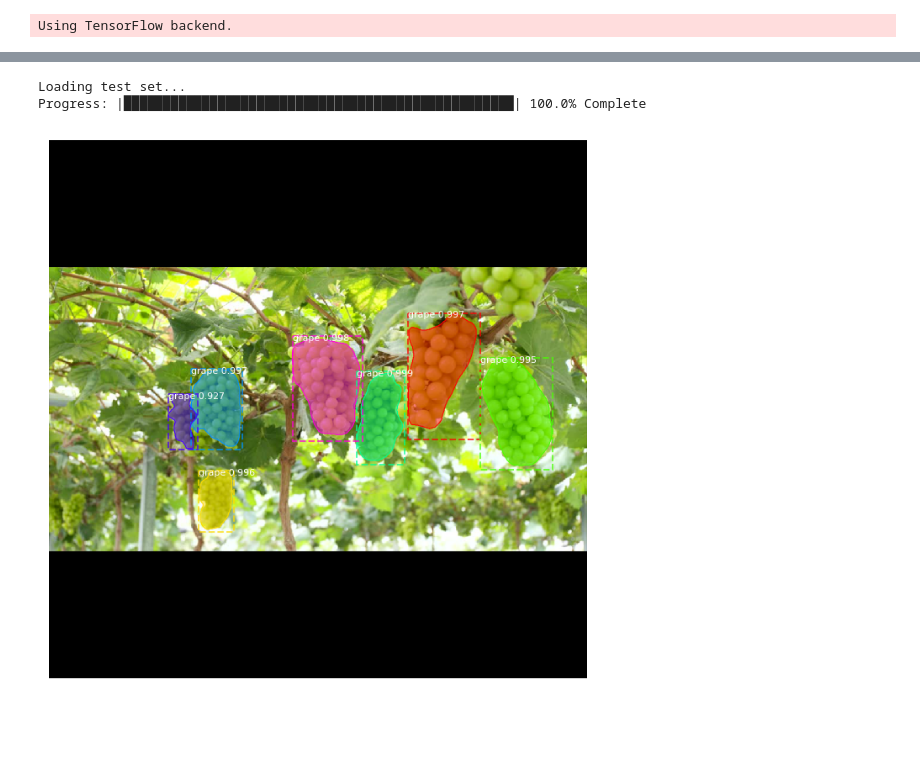
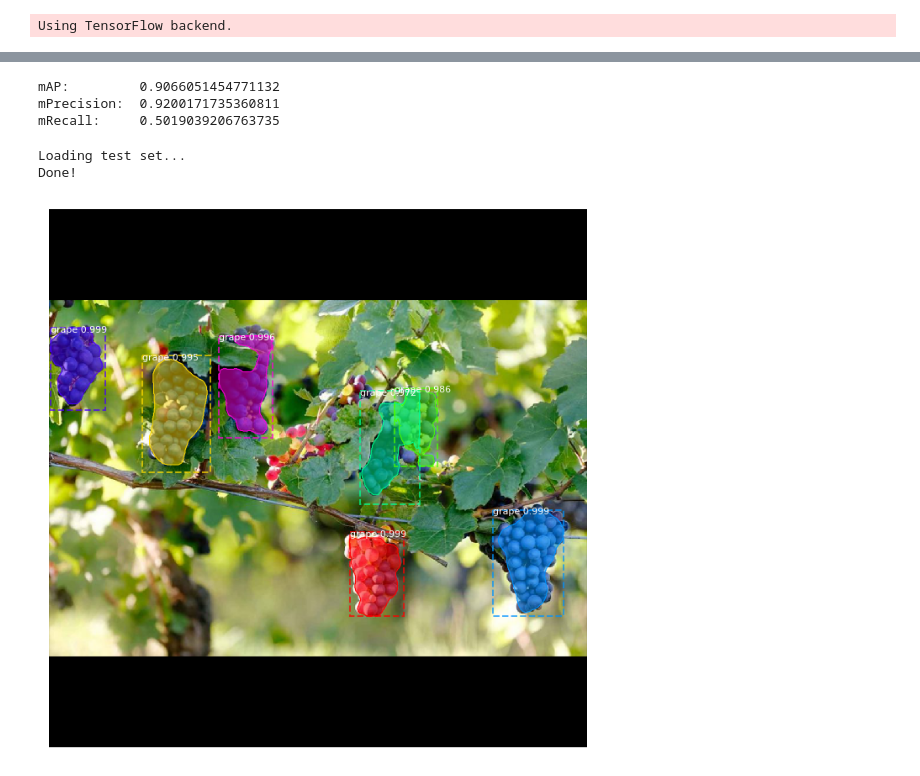
Before and after one commit to agelosk/grapes-recognition, a Jupyter notebook: test-grapes.ipynb, the cells around one changed output, grey strips where cells are left out. Cells and saved outputs as stored; diff of their text form; code cells hidden in the pictures; blank space fills up the shorter version.

```diff
--- a/test-grapes.ipynb
+++ b/test-grapes.ipynb
@@ -102,8 +90,10 @@ anchors                  shape: (1, 261888, 4)        min:   -0.35390  max:    1
 # %%
 # Compute VOC-Style mAP @ IoU=0.5
-# Running on 10 images. Increase for better accuracy.
-image_ids = np.random.choice(dataset_val.image_ids, 10)
+# Running on 14 images of validation set.
+image_ids = np.random.choice(dataset_val.image_ids, 14)
 APs = []
+Prs = []
+Rcs = []
 for image_id in image_ids:
     # Load image and ground truth data
     image, image_meta, gt_class_id, gt_bbox, gt_mask =  modellib.load_image_gt(dataset_val, inference_config,
@@ -112,45 +102,39 @@ for image_id in image_ids:
     # Run object detection
     results = model.detect([image], verbose=0)
     r = results[0]
+    AP, precisions, recalls, overlaps = utils.compute_ap(gt_bbox, gt_class_id, gt_mask,
+                                                         r["rois"], r["class_ids"], r["scores"], r['masks'])
     # Compute AP
-    +
     APs.append(AP)
-    print("h")
-print("mAP: ", np.mean(APs))
+    Prs.append(np.mean(precisions))
+    Rcs.append(np.mean(recalls))
+print("mAP:        ", np.mean(APs))
+print("mPrecision: ", np.mean(Prs))
+print("mRecall:    ", np.mean(Rcs))
+# %% [output]
+mAP:         0.9066051454771132
+mPrecision:  0.9200171735360811
+mRecall:     0.5019039206763735
 # %%
-# Test your own images. Test set has non-augmented images from validation set.
+# Test your own images.
 
 print("Loading test set...")
 dataset_test = grapes.GrapeDataset()
 dataset_test.load_grape('./dataset','test')
 dataset_test.prepare()
+print("Done!")
 # %% [output]
 Loading test set...
-Progress: |██████████████████████████████████████████████████| 100.0% Complete
+Done!
 # %%
-# Add image x.jpg and if no mask is available create a x.npz empty file
-
 image_id = random.choice(dataset_test.image_ids)
 original_image, image_meta, gt_class_id, gt_bbox, gt_mask =  modellib.load_image_gt(dataset_test, inference_config,
                                                                                     image_id, use_mini_mask=False)
 
-
-#If mask is empty comment this
-#visualize.display_instances(original_image, gt_bbox, gt_mask, gt_class_id,dataset_test.class_names, figsize=(12, 12))
-
 results = model.detect([original_image], verbose=0)
 r = results[0]
 
-#If mask is emtpy comment this
-#AP, precisions, recalls, overlaps = utils.compute_ap(gt_bbox, gt_class_id, gt_mask,
-#                                                      r["rois"], r["class_ids"], r["scores"], r['masks'])
-
-x = visualize.display_instances(original_image, r['rois'], r['masks'], r['class_ids'],
+visualize.display_instances(original_image, r['rois'], r['masks'], r['class_ids'],
                             dataset_test.class_names, r['scores'], figsize=(12,12))
-
-
-#print("AP:",AP)
-#print("Precision:",precisions)
-#print("Recall:",np.round(recalls,2))
 # %% [output]
-[figure, old version]
+[figure, new version]
```
Also changed, not shown: parts of 3 cells of this notebook, 14 other files.
